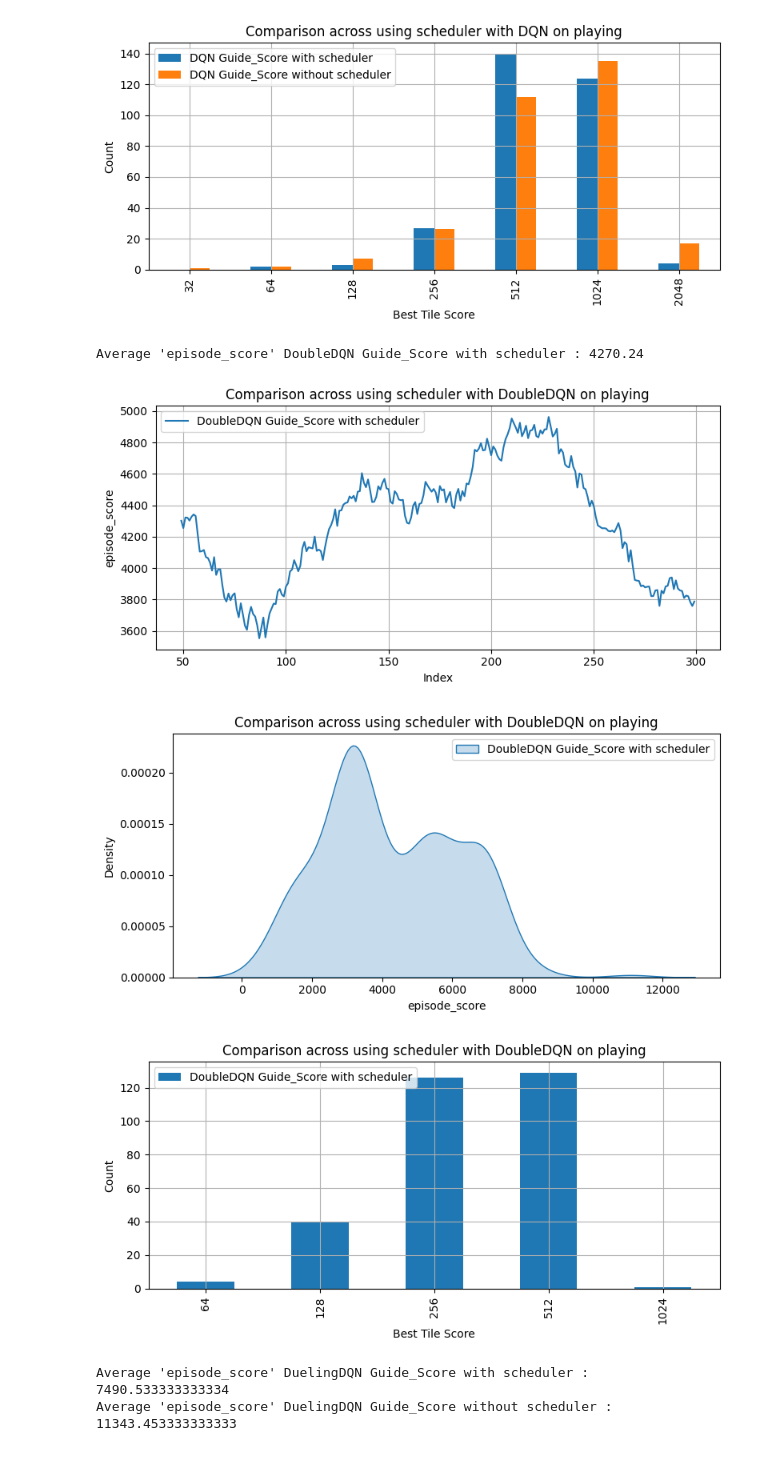
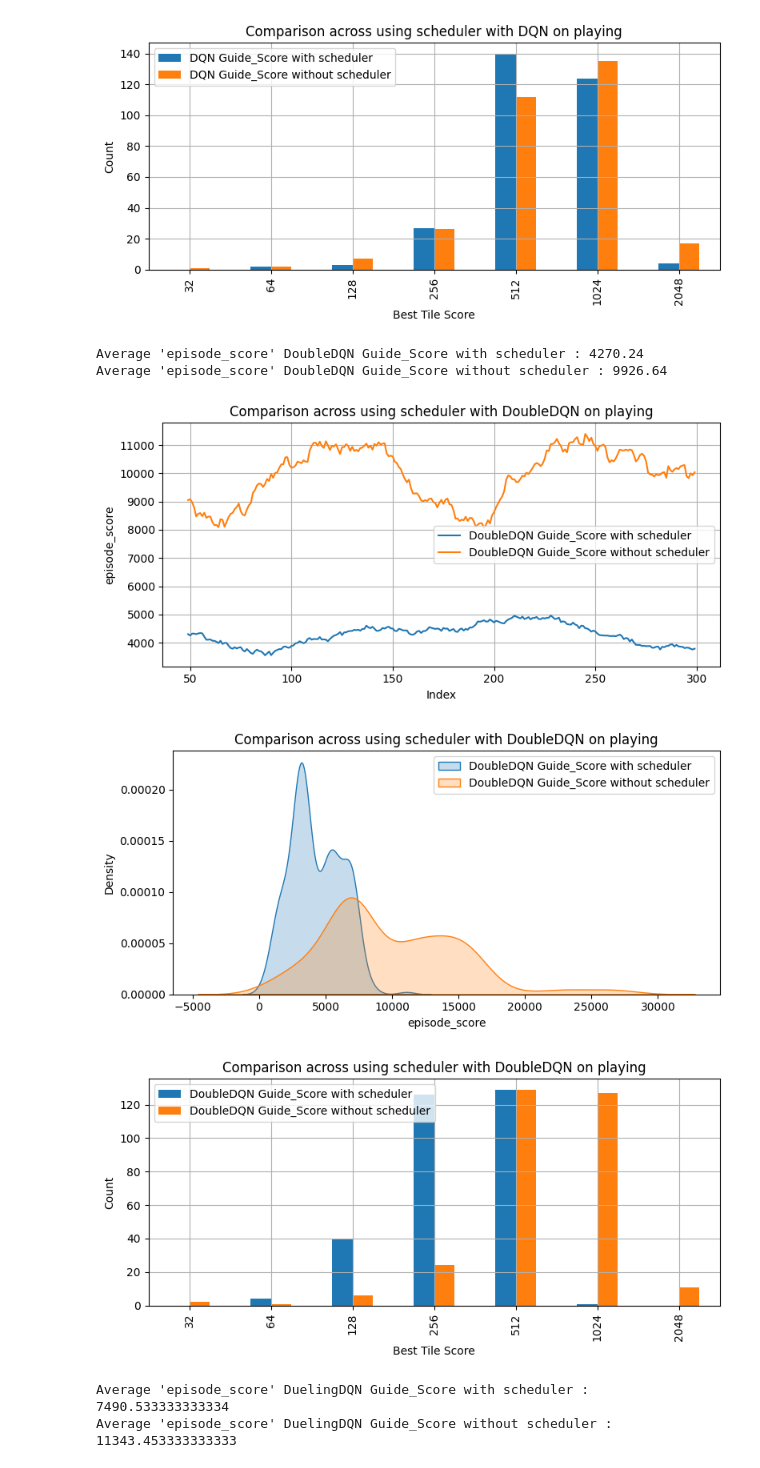
Before and after one commit to HBBEEP/DRL_FinalProject, a Jupyter notebook: plot.ipynb, the cells around one changed output. Cells and saved outputs as stored; diff of their text form; code cells hidden in the pictures.

Commit message:
Update plot image and final code

```diff
--- a/plot.ipynb
+++ b/plot.ipynb
@@ -210,21 +216,23 @@ Average 'episode_score' DQN Guide_Score without scheduler : 10607.68
 # %%
 Double_guide_sche_files = [
     r'play_output\DoubleDQN_guide_scheduler\play_log.csv',
+    r'play_output\DoubleDQN_guide_no_scheduler\play_log.csv'
 ]
 Double_guide_sche_labels = [
     r"DoubleDQN Guide_Score with scheduler",
     r"DoubleDQN Guide_Score without scheduler"
 ]
 
 calculate_average_score(Double_guide_sche_files,Double_guide_sche_labels,'episode_score')
 plot_episode_scores(Double_guide_sche_files,'episode_score',Double_guide_sche_labels,'Comparison across using scheduler with DoubleDQN on playing',window=50,figsize=(8, 4))
 plot_episode_score_distribution(Double_guide_sche_files,'episode_score',Double_guide_sche_labels,'Comparison across using scheduler with DoubleDQN on playing',figsize=(8, 4))
 plot_best_tile_score_distribution(Double_guide_sche_files,Double_guide_sche_labels,'Comparison across using scheduler with DoubleDQN on playing',figsize=(8, 4))
 # %% [output]
 Average 'episode_score' DoubleDQN Guide_Score with scheduler : 4270.24
+Average 'episode_score' DoubleDQN Guide_Score without scheduler : 9926.64
-[figure, old version]
+[figure, new version]
-[figure, old version]
+[figure, new version]
-[figure, old version]
+[figure, new version]
 # %%
 Dueling_guide_sche_files = [
     r'play_output\DuelingDQN_guide_scheduler\play_log.csv',
```
Also changed, not shown: parts of 2 cells of this notebook, 18 other files.
